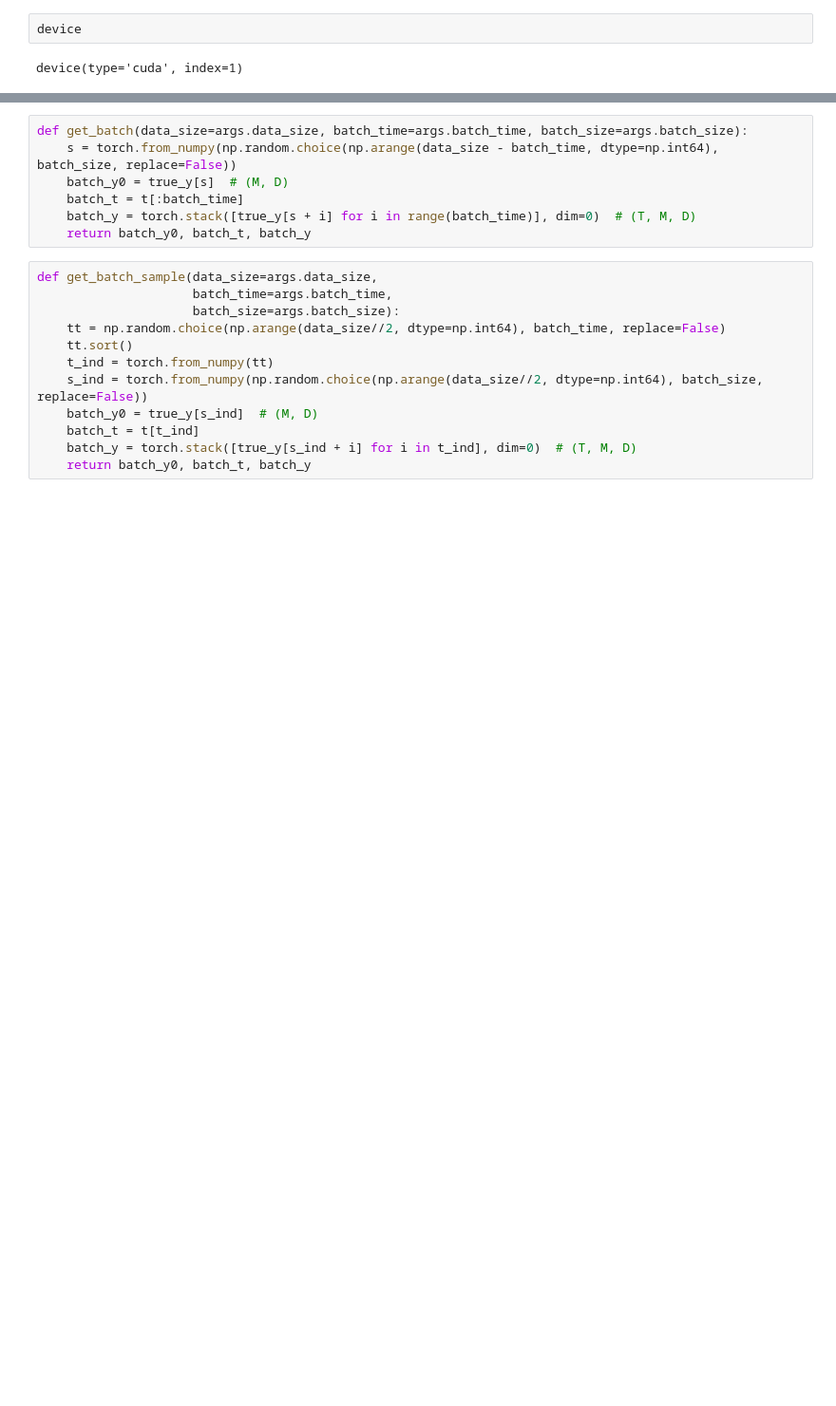
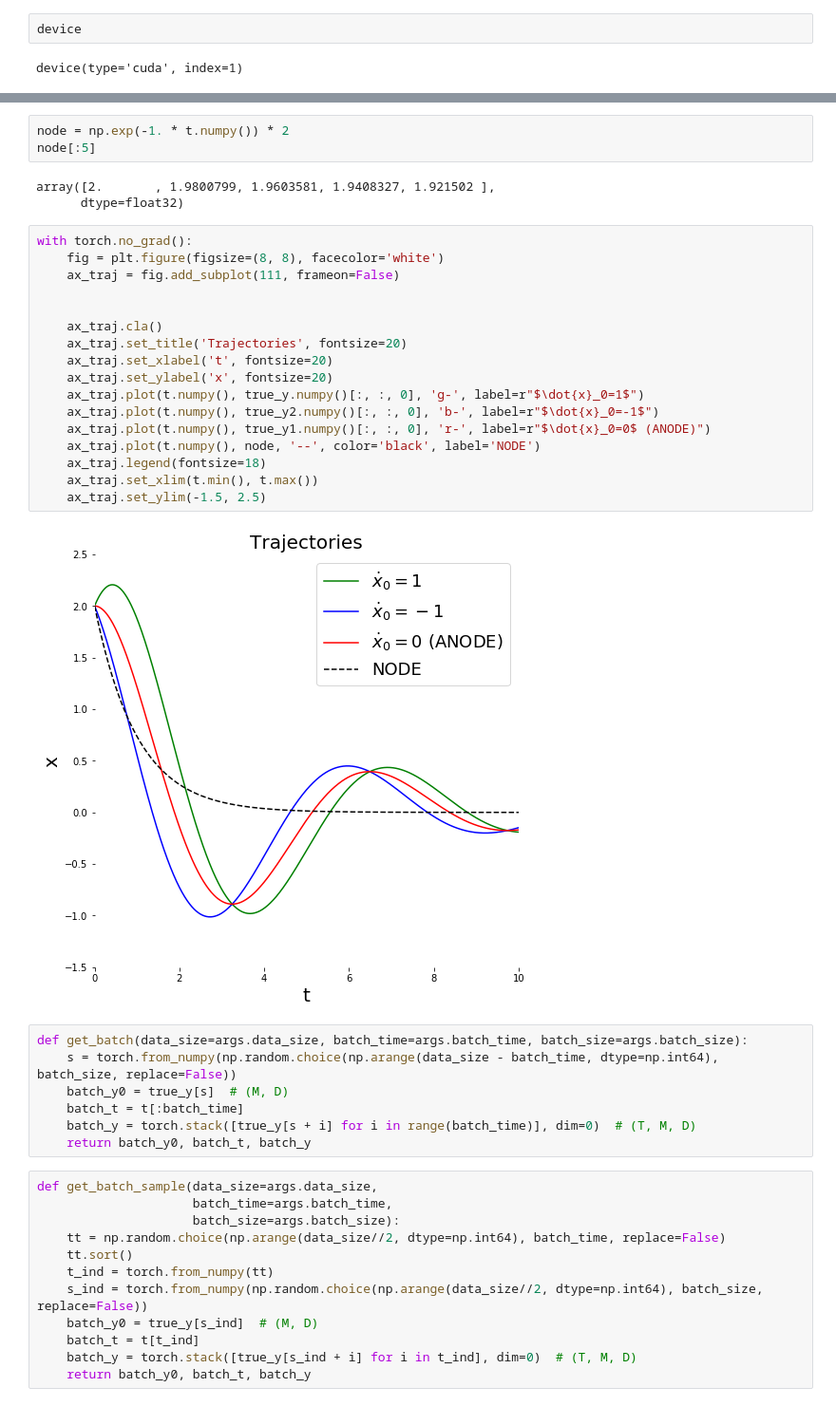
Before and after one commit to ZhaozhiQIAN/torchdiffeq, a Jupyter notebook: examples/sine_wave.ipynb, the cells around one changed output, grey strips where cells are left out. Shown: that part at 95% size. Cells and saved outputs as stored; diff of their text form; blank space fills up the shorter version.

```diff
--- a/examples/sine_wave.ipynb
+++ b/examples/sine_wave.ipynb
@@ -89,3 +91,28 @@ with torch.no_grad():
+# %%
+node = np.exp(-1. * t.numpy()) * 2
+node[:5]
+# %% [output]
+array([2.       , 1.9800799, 1.9603581, 1.9408327, 1.921502 ],
+      dtype=float32)
+# %%
+with torch.no_grad():
+    fig = plt.figure(figsize=(8, 8), facecolor='white')
+    ax_traj = fig.add_subplot(111, frameon=False)
+
+
+    ax_traj.cla()
+    ax_traj.set_title('Trajectories', fontsize=20)
+    ax_traj.set_xlabel('t', fontsize=20)
+    ax_traj.set_ylabel('x', fontsize=20)
+    ax_traj.plot(t.numpy(), true_y.numpy()[:, :, 0], 'g-', label=r"$\dot{x}_0=1$")
+    ax_traj.plot(t.numpy(), true_y2.numpy()[:, :, 0], 'b-', label=r"$\dot{x}_0=-1$")
+    ax_traj.plot(t.numpy(), true_y1.numpy()[:, :, 0], 'r-', label=r"$\dot{x}_0=0$ (ANODE)")
+    ax_traj.plot(t.numpy(), node, '--', color='black', label='NODE')
+    ax_traj.legend(fontsize=18)
+    ax_traj.set_xlim(t.min(), t.max())
+    ax_traj.set_ylim(-1.5, 2.5)
+# %% [output]
+[figure, added]
 # %%
 def get_batch(data_size=args.data_size, batch_time=args.batch_time, batch_size=args.batch_size):
     s = torch.from_numpy(np.random.choice(np.arange(data_size - batch_time, dtype=np.int64), batch_size, replace=False))
```
Also changed, not shown: parts of 14 cells of this notebook, 22 other files.
